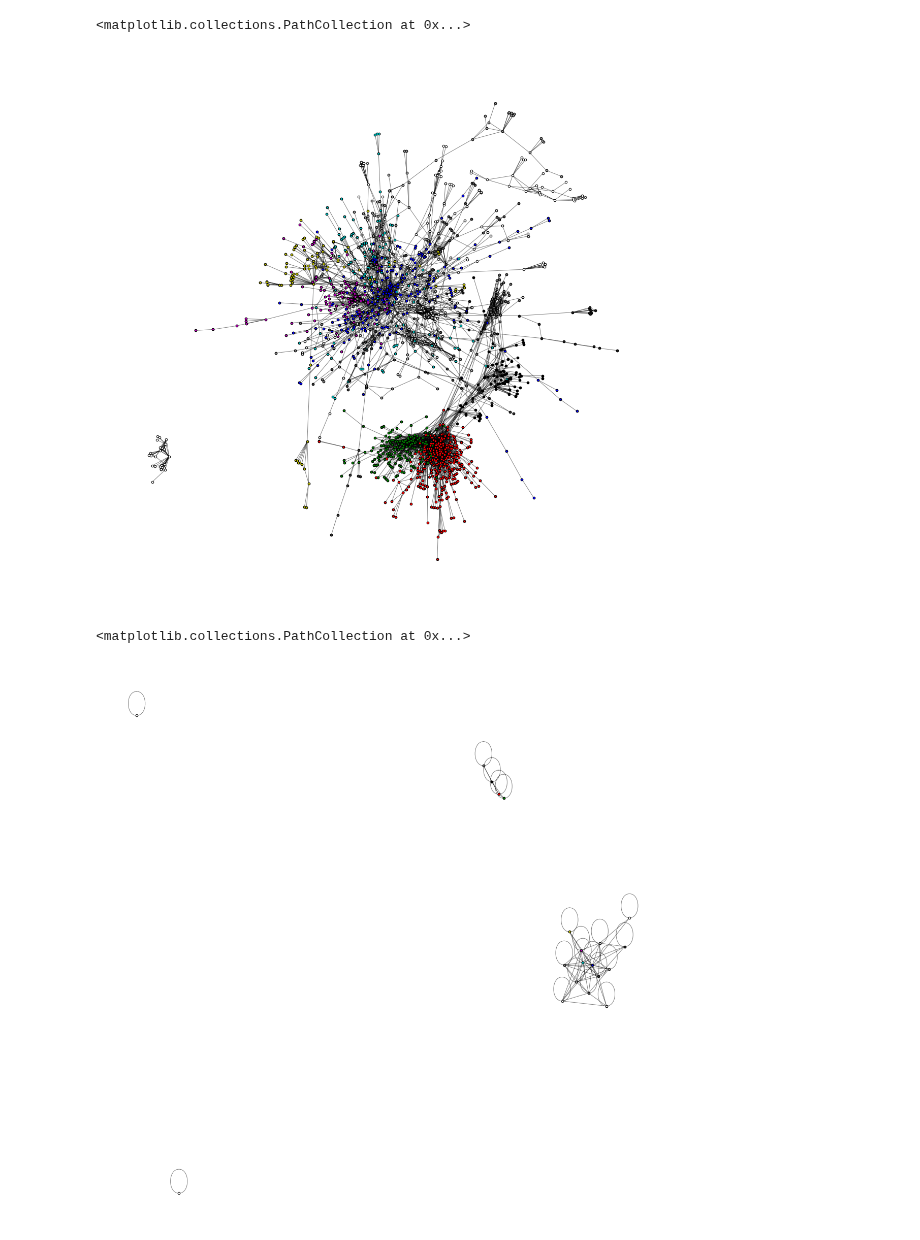
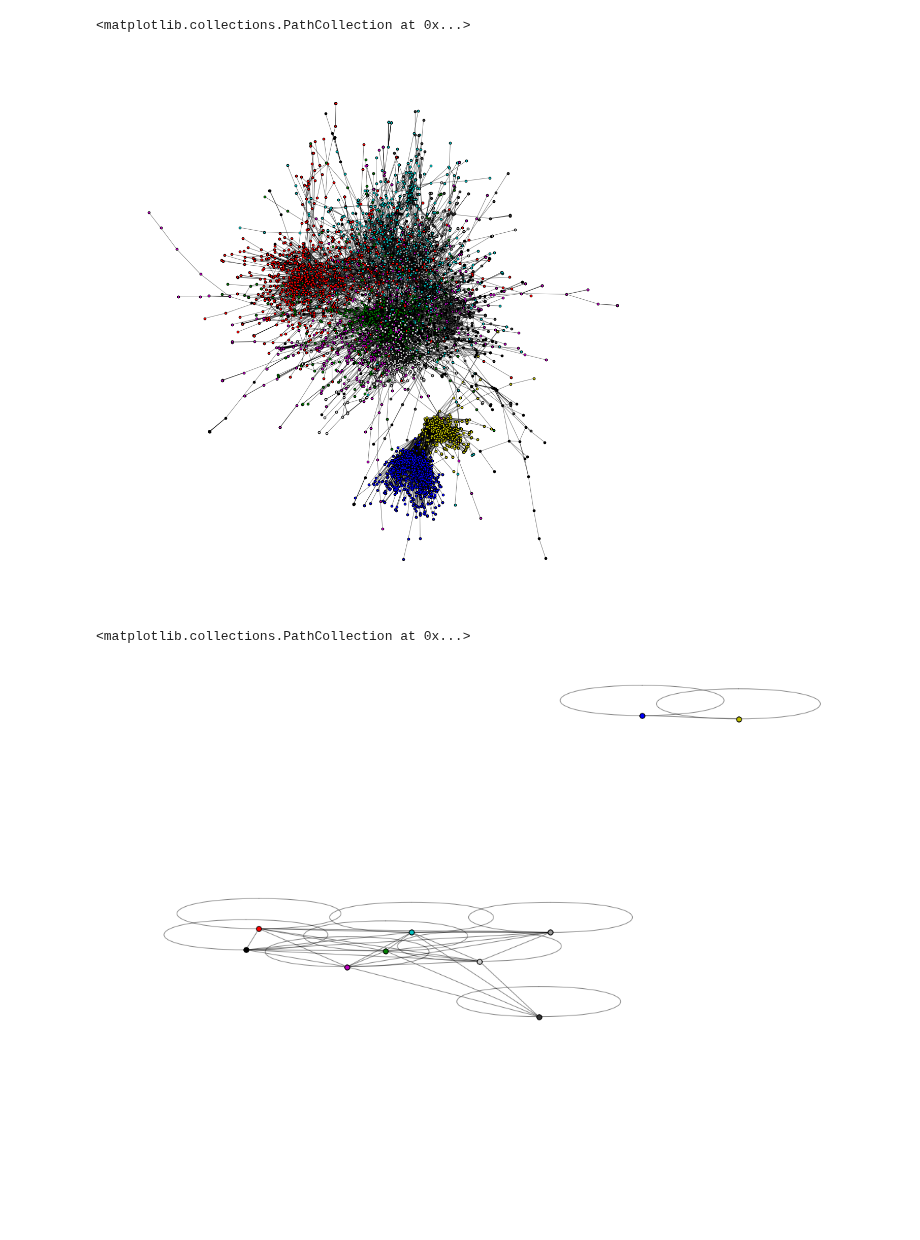
Before and after one commit to epfl-ada/ada-2022-project-addaxx, a Jupyter notebook: CMU.ipynb, the cells around one changed output. Drawn from its saved outputs; the diff is of its cells as text; code cells hidden in the pictures; blank space fills up the shorter version.

```diff
--- a/CMU.ipynb
+++ b/CMU.ipynb
@@ -111,7 +93,7 @@ We aim to create a network between actors as nodes and movies as edges. Therfor
 # %%
 # filter characters metadata dataframe to keep only the characters where the character name and actor name are not null
 characters_before_filter = character_metadata.shape[0]
-character_metadata = character_metadata[character_metadata['Character_name'].notnull() & character_metadata['Actor_name'].notnull()]
+character_metadata = character_metadata[character_metadata['Freebase_actor_ID'].notnull() & character_metadata['Actor_name'].notnull()]
 # show how many characters were originally in the dataframe, how many were removed and how many are left
 print('Number of characters before filter: ', characters_before_filter)
 print('Number of characters after filter: ', character_metadata.shape[0])
@@ -241,9 +211,11 @@ Now that we have the network we'll need to analyse it. The first step is to crea
 # %%
 # make partitions of the graph
-coms = algorithms.louvain(G, weight='Number_of_common_movies')
-
-# make subgraphs from the partitions
+coms = algorithms.louvain(G, weight='Number_of_common_movies', randomize=False)
 subgraphs = [G.subgraph(c) for c in coms.communities]
 # show the number of subgraphs
 print('Number of communities: ', len(subgraphs))
+# show the number of nodes in each subgraph and the average weight of the edges in each subgraph
+for i, subgraph in enumerate(subgraphs):
+    print('community ', i + 1, ' number of actors: ', subgraph.number_of_nodes())
+    print('community ', i + 1, ' average numbers of movies between actors: ', subgraph.size(weight='Number_of_common_movies') / subgraph.number_of_edges())
 # %% [output]
@@ -278,11 +239,13 @@ Let's start the funny part with a basic visualization.
 # %%
-# vizualise the obtained partitions (top 20 communities)
-viz.plot_network_clusters(G, coms, node_size=20, figsize=(20, 20), plot_labels=False, top_k=20)
+# vizualise the obtained partitions (top 10 communities)
+from cdlib import viz
+viz.plot_network_clusters(G, coms, node_size=20, figsize=(20, 20), plot_labels=False, top_k=10)
 # %% [output]
 <matplotlib.collections.PathCollection at 0x...>
-[figure, old version]
+[figure, new version]
 # %%
-viz.plot_community_graph(G, coms, node_size=20, figsize=(20, 20), plot_labels=False, top_k=20)
+# vizualise the obtained partitions (all communities)
+viz.plot_community_graph(G, coms, node_size=50, figsize=(20, 10), plot_labels=False, top_k=10)
 # %% [output]
 <matplotlib.collections.PathCollection at 0x...>
-[figure, old version]
+[figure, new version]
```
Also changed, not shown: parts of 64 cells of this notebook.
